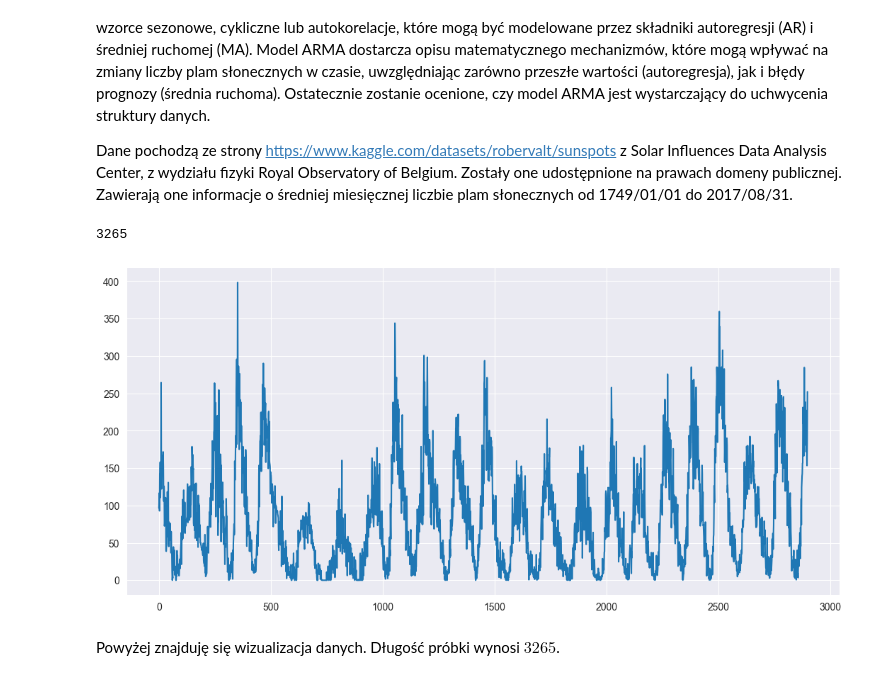
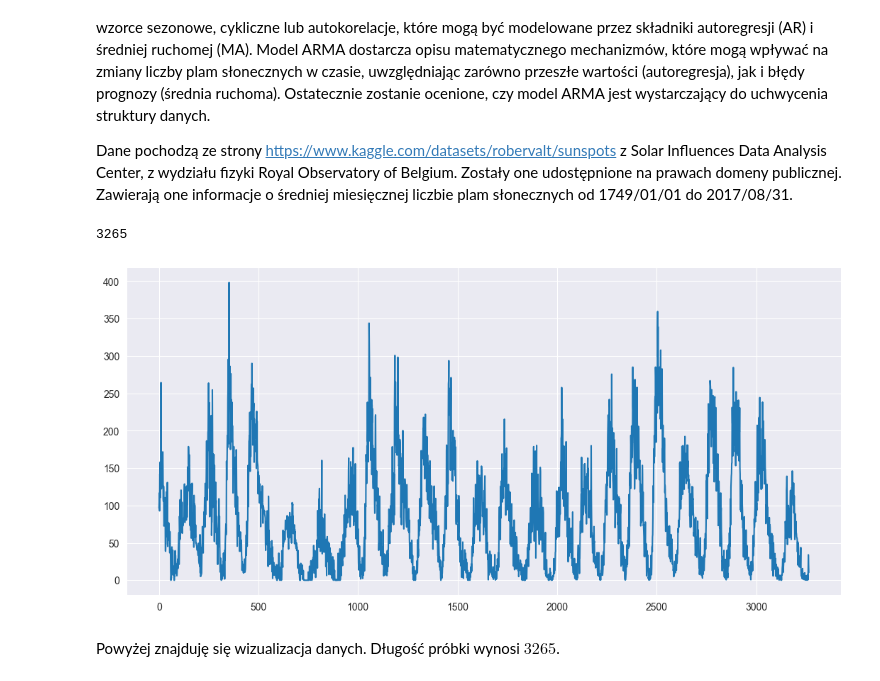
Before and after one commit to werojskz/kaszcz_sprawko, a Jupyter notebook: sprawko.ipynb, the cells around one changed output. Saved outputs shown, nothing was run; the diff lists cells and outputs as text; code cells hidden in the pictures.

```diff
--- a/sprawko.ipynb
+++ b/sprawko.ipynb
@@ -29,17 +29,17 @@ Dane pochodzą ze strony https://www.kaggle.com/datasets/robervalt/sunspots z So
 # %%
 file_path = "Sunspots.csv"
 df = pd.read_csv(file_path)
 
 plt.figure(figsize=(13,6))
 length=len(df['Monthly Mean Total Sunspot Number'])
-X=df['Monthly Mean Total Sunspot Number'][:2900]
+X=df['Monthly Mean Total Sunspot Number']
 X_test=df['Monthly Mean Total Sunspot Number'][2900:]
 plt.plot(X)
 #plt.title("Wizualizacja danych")
 print(length)
 # %% [output]
 3265
-[figure, old version]
+[figure, new version]
 # %% [markdown]
 Powyżej znajduję się wizualizacja danych. Długość próbki wynosi $3265$.
 # %% [markdown]
```
Also changed, not shown: parts of 23 cells of this notebook.
